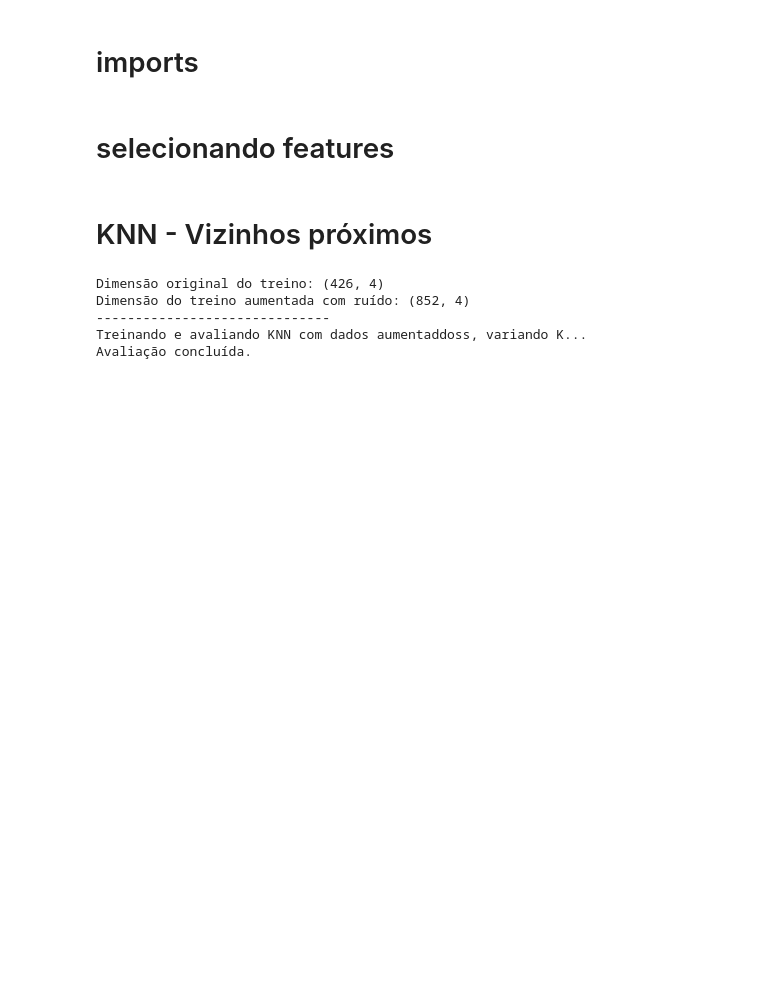
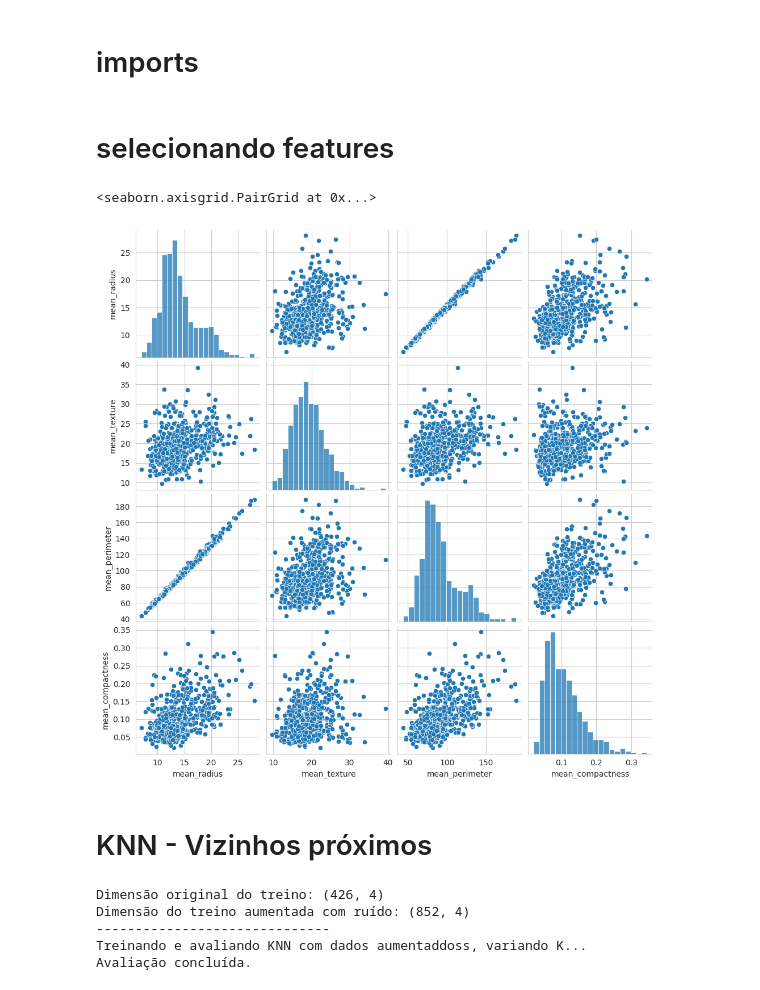
Before and after one commit to ecrseer/machine-learnin, a Jupyter notebook: lifecycl/lifecyc_tp2.ipynb, the cells around one changed output. Cells and saved outputs as stored; diff of their text form; code cells hidden in the pictures; blank space fills up the shorter version.

```diff
--- a/lifecycl/lifecyc_tp2.ipynb
+++ b/lifecycl/lifecyc_tp2.ipynb
@@ -18,14 +18,19 @@ df_cancer = pd.DataFrame(cancer.data, columns=cancer.feature_names)
 # %%
 
 y_regressao = 'mean area'
 
 df_regressao = df_cancer.copy()
 df_regressao['Y'] = df_regressao[y_regressao]
 df_regressao = df_regressao.drop(columns=[y_regressao])
 
 
 df_regressao.columns = df_regressao.columns.str.replace(' ', '_')
 features_independentes_exemplo = ['mean_radius', 'mean_texture', 'mean_perimeter', 'mean_compactness']
+
+seaborn.pairplot(df_regressao, vars=features_independentes_exemplo)
+# %% [output]
+<seaborn.axisgrid.PairGrid at 0x...>
+[figure, added]
 # %% [markdown]
 # KNN - Vizinhos próximos
 # %%
```
